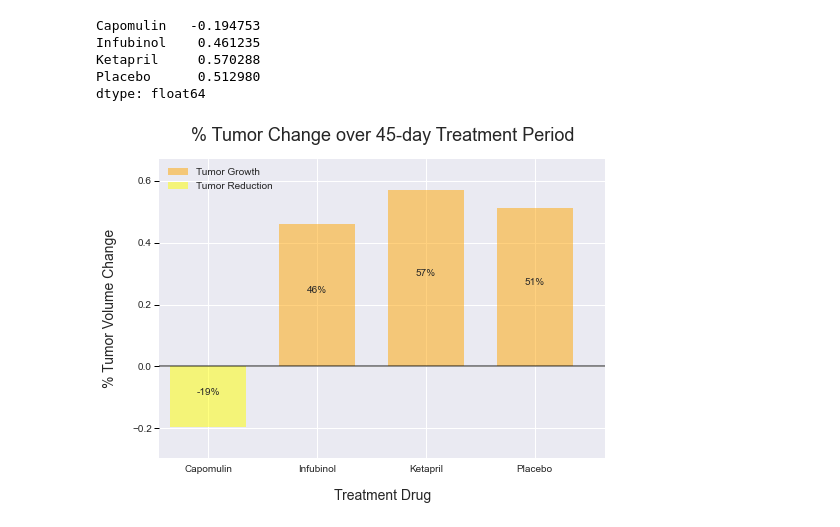
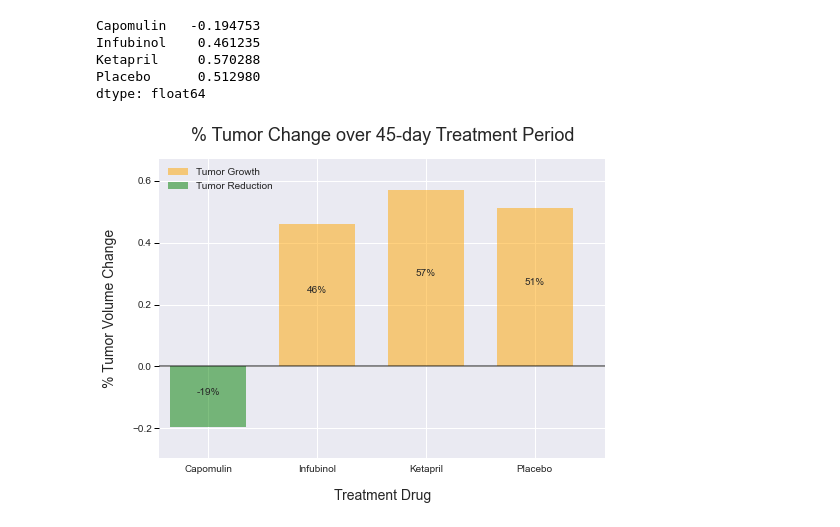
Before and after one commit to CodingStudentDarrian/MatLibHW, a Jupyter notebook: Pymacuticals.ipynb, the cells around one changed output. Saved outputs shown, nothing was run; the diff lists cells and outputs as text; code cells hidden in the pictures.

```diff
--- a/Pymacuticals.ipynb
+++ b/Pymacuticals.ipynb
@@ -358,7 +358,7 @@ colorPos = percentChange >= 0
 
 # Defint our bars
 rects1 = ax.bar(x_axis[colorPos], percentChange[colorPos], color="orange", alpha=0.5, align="edge", width=barwidth)
-rects2 = ax.bar(x_axis[colorNeg], percentChange[colorNeg], color="yellow", alpha=0.5, align="edge", width=barwidth)
+rects2 = ax.bar(x_axis[colorNeg], percentChange[colorNeg], color="green", alpha=0.5, align="edge", width=barwidth)
 
 # Draw a horizontal line at y=0
 ax.hlines(0, -0.1, 10, alpha=0.5)
@@ -373,31 +373,31 @@ ax.set_ylim(min(percentChange) - .1, max(percentChange) + .1)
 ax.set_ylabel("% Tumor Volume Change", fontsize=14)
 ax.set_xlabel("Treatment Drug", fontsize=14)
 ax.set_title("% Tumor Change over 45-day Treatment Period", fontsize=18)
 
 # Create the ticks for our bar chart's x axis
 ax.tick_params(direction="out", color="black", width=1, length=5, axis="y", pad=2)
 ax.set_xticks([value+0.35 for value in x_axis])
 ax.set_xticklabels(percentChange.index)
 
 # Add some padding below and to left of the ticks in the axes
 ax.xaxis.labelpad = 15
 ax.yaxis.labelpad = 15
 ax.title.set_position([.5, 1.04])
 
 # Add a legend for the red vs. green coloring
 ax.legend((rects1[0], rects2[0]), ('Tumor Growth', 'Tumor Reduction'), loc="upper left")
 
 def autolabel(rects):
     for rect in rects:
         height = rect.get_height() # Get the exact height of the bar
         height_formatted = "{0:.0f}%".format(rect.get_height() * 100)  # format it as a percentage for what to display
         ax.text(rect.get_x() + rect.get_width()/2., 0.5*height, height_formatted, ha='center', va='bottom')
 
 # Add our percentage labels to our bars
 autolabel(rects1)
 autolabel(rects2)
 
 # Display bar chart
 plt.show()
 # %% [output]
-[figure, old version]
+[figure, new version]
```
Also changed, not shown: parts of 5 cells of this notebook.
